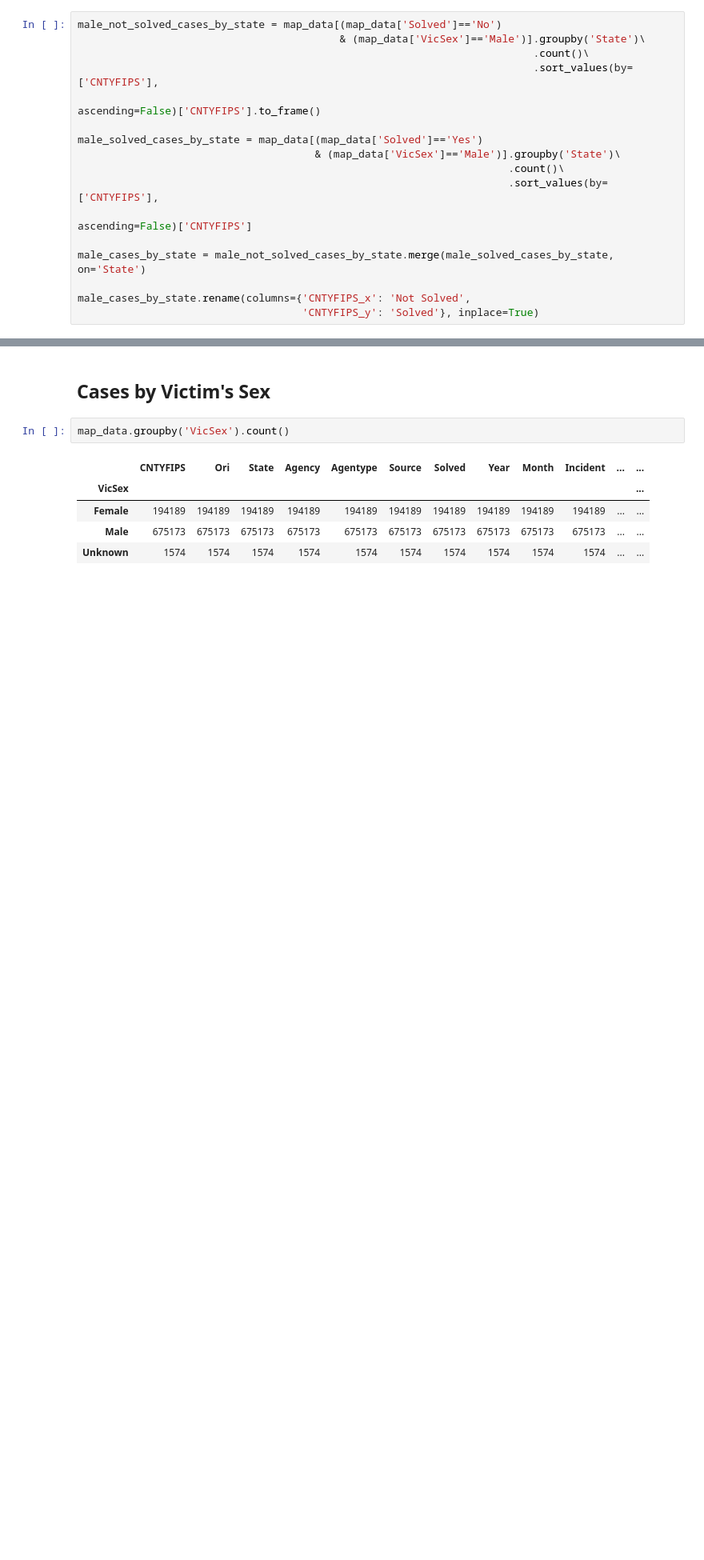
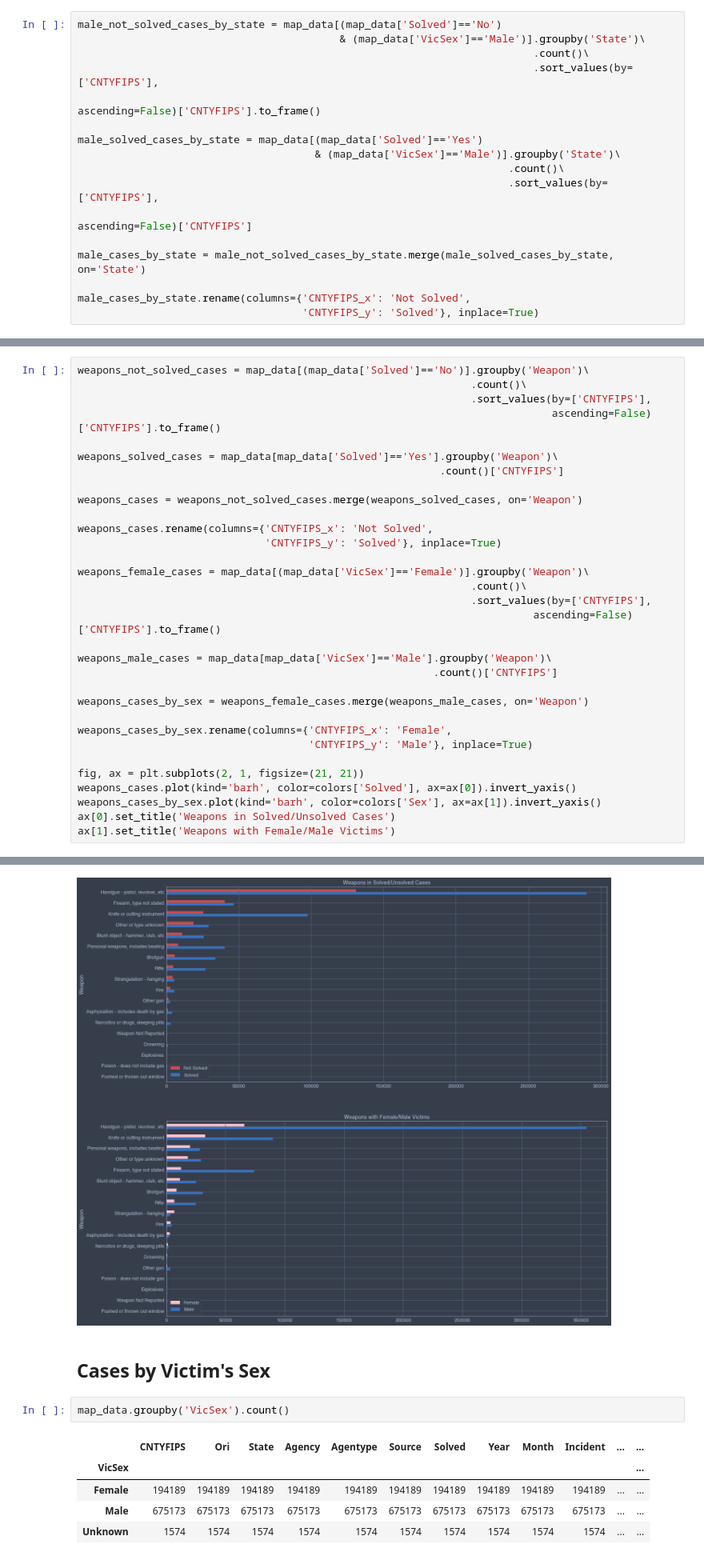
Before and after one commit to fadeeva/weird_projects, a Jupyter notebook: Serial_Killers/Data_from_MAP.ipynb, the cells around one changed output, grey strips where cells are left out. Shown at 80% size. Cells and saved outputs as stored; diff of their text form; blank space fills up the shorter version.

```diff
--- a/Serial_Killers/Data_from_MAP.ipynb
+++ b/Serial_Killers/Data_from_MAP.ipynb
@@ -314,0 +317,33 @@ Text(0.5, 1.0, 'Male Victims by Year')
+# %%
+weapons_not_solved_cases = map_data[(map_data['Solved']=='No')].groupby('Weapon')\
+                                                               .count()\
+                                                               .sort_values(by=['CNTYFIPS'],
+                                                                            ascending=False)['CNTYFIPS'].to_frame()
+
+weapons_solved_cases = map_data[map_data['Solved']=='Yes'].groupby('Weapon')\
+                                                          .count()['CNTYFIPS']
+
+weapons_cases = weapons_not_solved_cases.merge(weapons_solved_cases, on='Weapon')
+
+weapons_cases.rename(columns={'CNTYFIPS_x': 'Not Solved',
+                              'CNTYFIPS_y': 'Solved'}, inplace=True)
+
+weapons_female_cases = map_data[(map_data['VicSex']=='Female')].groupby('Weapon')\
+                                                               .count()\
+                                                               .sort_values(by=['CNTYFIPS'],
+                                                                         ascending=False)['CNTYFIPS'].to_frame()
+
+weapons_male_cases = map_data[map_data['VicSex']=='Male'].groupby('Weapon')\
+                                                         .count()['CNTYFIPS']
+
+weapons_cases_by_sex = weapons_female_cases.merge(weapons_male_cases, on='Weapon')
+
+weapons_cases_by_sex.rename(columns={'CNTYFIPS_x': 'Female',
+                                     'CNTYFIPS_y': 'Male'}, inplace=True)
+
+fig, ax = plt.subplots(2, 1, figsize=(21, 21))
+weapons_cases.plot(kind='barh', color=colors['Solved'], ax=ax[0]).invert_yaxis()
+weapons_cases_by_sex.plot(kind='barh', color=colors['Sex'], ax=ax[1]).invert_yaxis()
+ax[0].set_title('Weapons in Solved/Unsolved Cases')
+ax[1].set_title('Weapons with Female/Male Victims')
+# %% [output]
@@ -315,3 +351,4 @@ Text(0.5, 1.0, 'Male Victims by Year')
+[figure, added]
 # %% [markdown]
 ## Cases by Victim's Sex
 # %%
```
Also changed, not shown: parts of 4 cells of this notebook.
